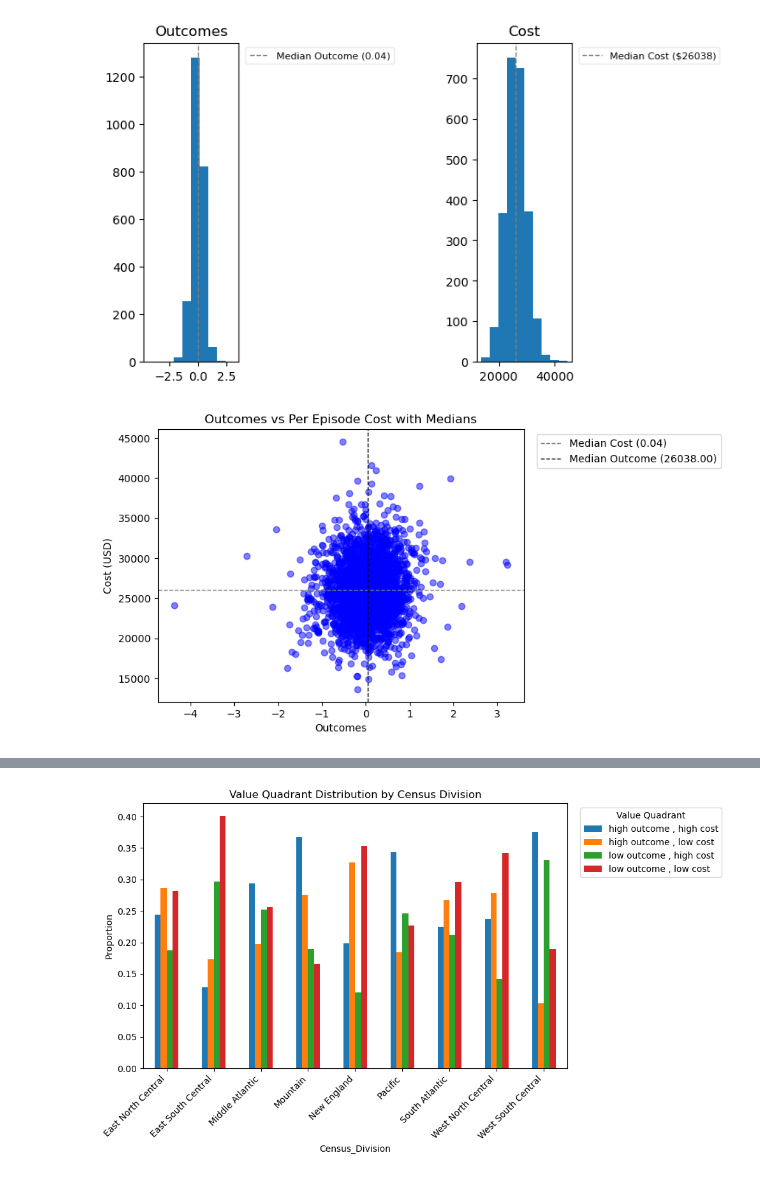
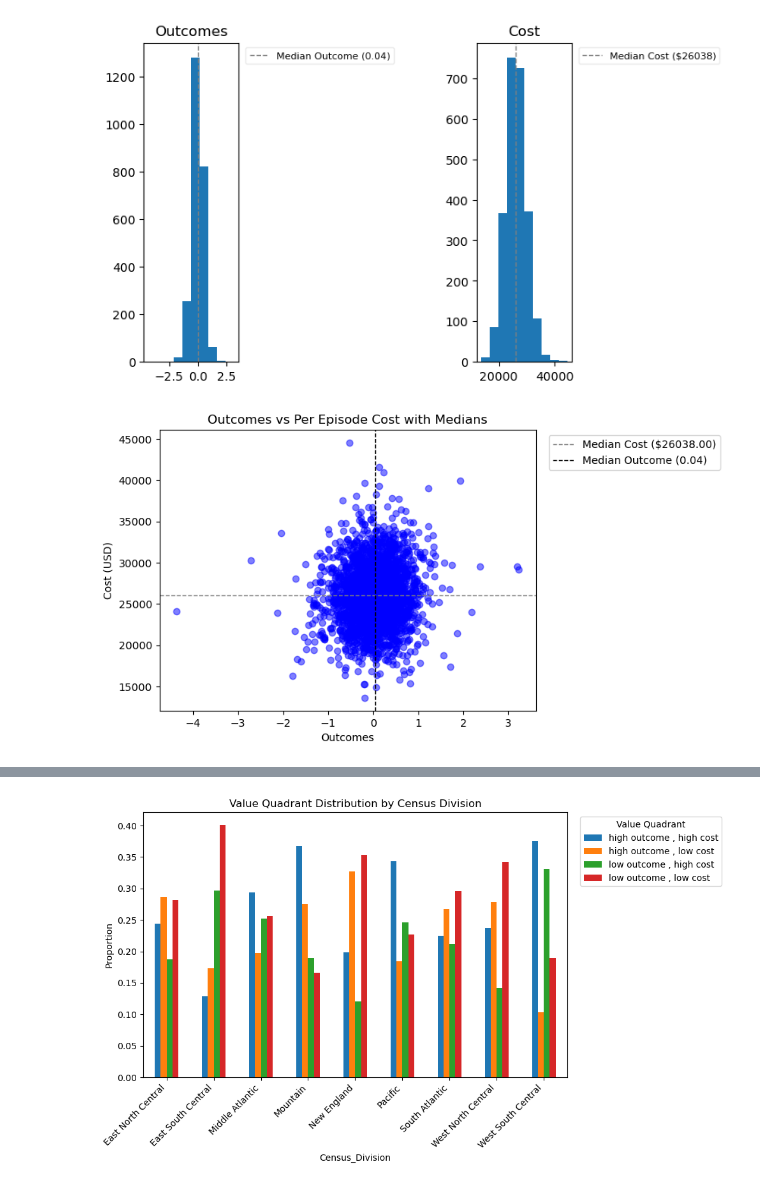
Before and after one commit to KabiraL/Hospital_Assessment, a Jupyter notebook: Notebooks/Hospital_Scoring.ipynb, the cells around one changed output, grey strips where cells are left out. Drawn from its saved outputs; the diff is of its cells as text; code cells hidden in the pictures.

Commit message:
repairing graph labels

```diff
--- a/Notebooks/Hospital_Scoring.ipynb
+++ b/Notebooks/Hospital_Scoring.ipynb
@@ -726,14 +726,14 @@ _=plt.show()
 # %%
 plt.scatter(df_hospital_value['Outcomes'],df_hospital_value['Per_Episode_Cost'],color = 'blue', alpha = 0.5)
 plt.title('Outcomes vs Per Episode Cost with Medians')
 plt.xlabel('Outcomes')
 plt.ylabel('Cost (USD)')
-plt.axhline(y = cost_median, color='gray', linestyle='--', linewidth=1, label=f'Median Cost ({outcome_median:.2f})')
-plt.axvline(x = outcome_median, color='black', linestyle='--', linewidth=1, label=f'Median Outcome ({cost_median:.2f})')
+plt.axhline(y = cost_median, color='gray', linestyle='--', linewidth=1, label=f'Median Cost (${cost_median:.2f})')
+plt.axvline(x = outcome_median, color='black', linestyle='--', linewidth=1, label=f'Median Outcome ({outcome_median:.2f})')
 plt.legend(bbox_to_anchor=(1.02, 1), loc='upper left')
 plt.show()
 # %% [output]
-[figure, old version]
+[figure, new version]
 # %%
 # For each Census Division looking at the percentage of those hospitals in each value quadrant (percentages in rows sum to 1)
 
```
